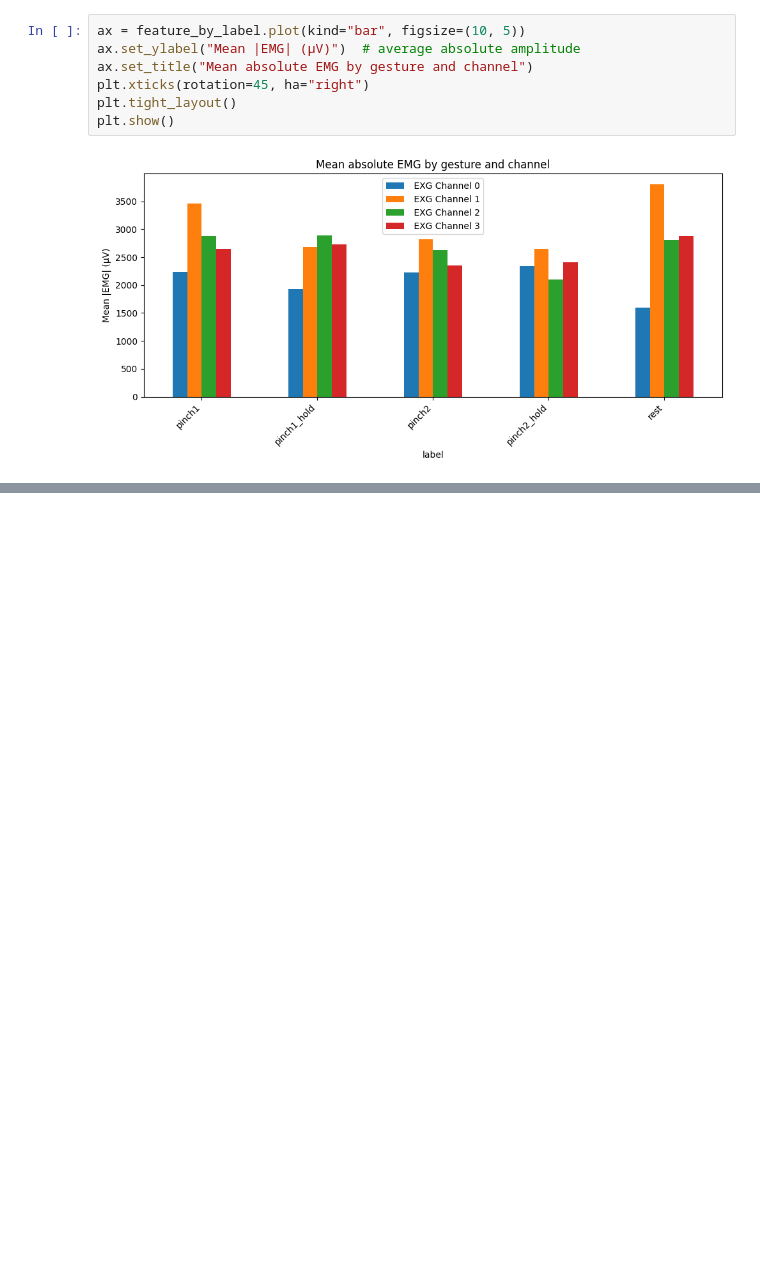
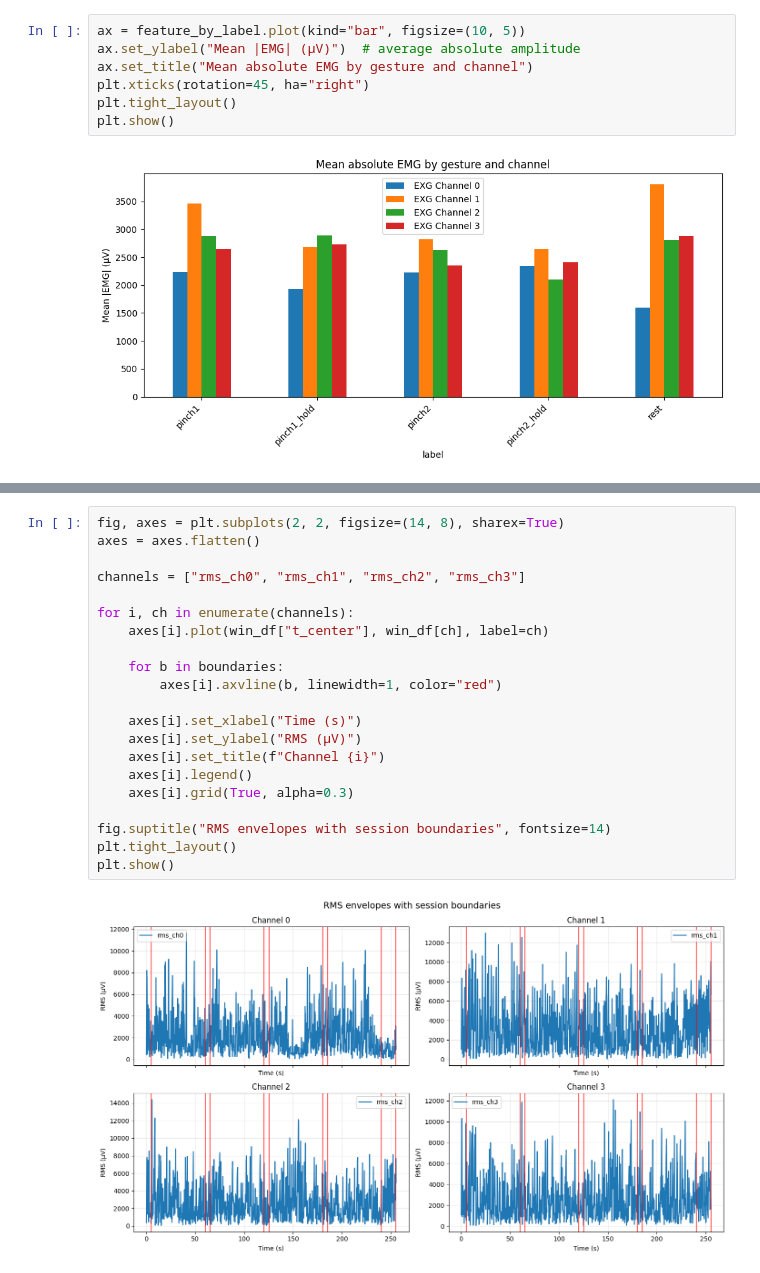
Before and after one commit to FBen3/wrist-emg, a Jupyter notebook: notebooks/01_view_emg_session1.ipynb, the cells around one changed output, grey strips where cells are left out. Cells and saved outputs as stored; diff of their text form; blank space fills up the shorter version.

```diff
--- a/notebooks/01_view_emg_session1.ipynb
+++ b/notebooks/01_view_emg_session1.ipynb
@@ -142,0 +240,23 @@ plt.show()
+# %%
+fig, axes = plt.subplots(2, 2, figsize=(14, 8), sharex=True)
+axes = axes.flatten()
+
+channels = ["rms_ch0", "rms_ch1", "rms_ch2", "rms_ch3"]
+
+for i, ch in enumerate(channels):
+    axes[i].plot(win_df["t_center"], win_df[ch], label=ch)
+
+    for b in boundaries:
+        axes[i].axvline(b, linewidth=1, color="red")
+
+    axes[i].set_xlabel("Time (s)")
+    axes[i].set_ylabel("RMS (µV)")
+    axes[i].set_title(f"Channel {i}")
+    axes[i].legend()
+    axes[i].grid(True, alpha=0.3)
+
+fig.suptitle("RMS envelopes with session boundaries", fontsize=14)
+plt.tight_layout()
+plt.show()
+# %% [output]
+[figure, added]
```
Also changed, not shown: parts of 10 cells of this notebook.
